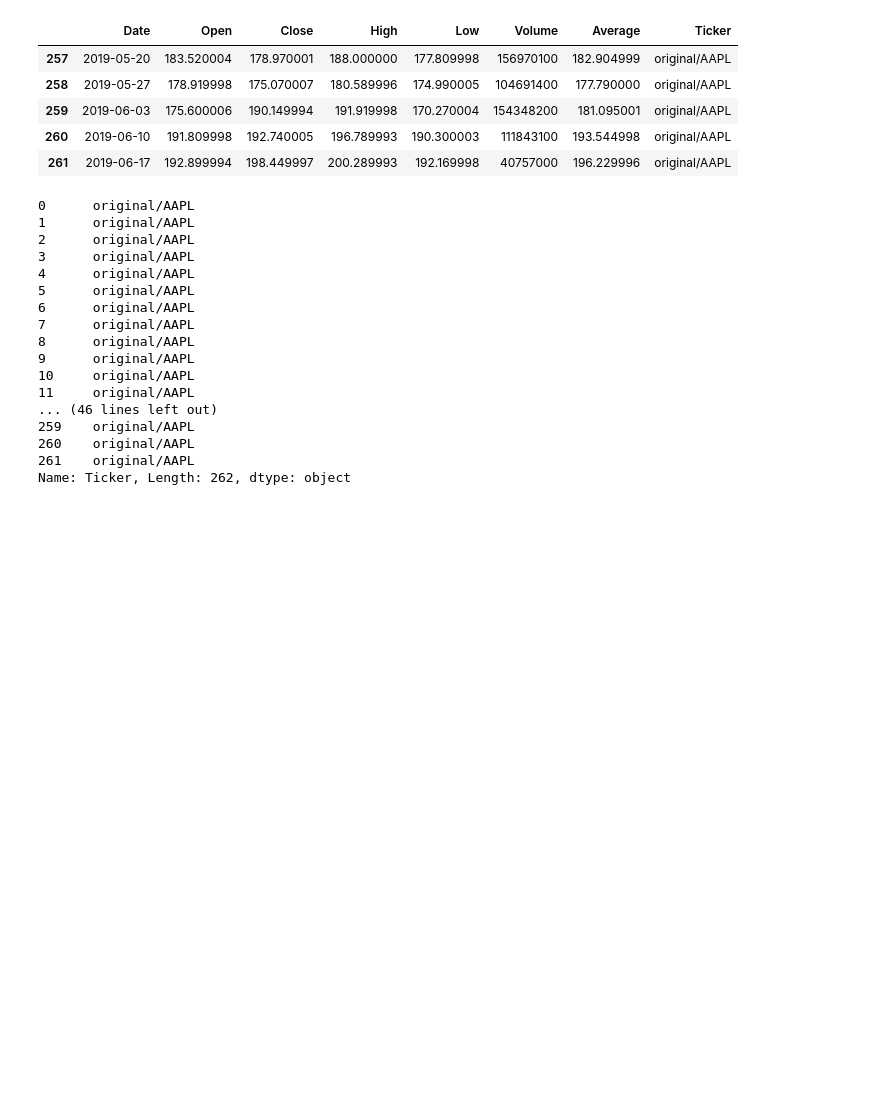
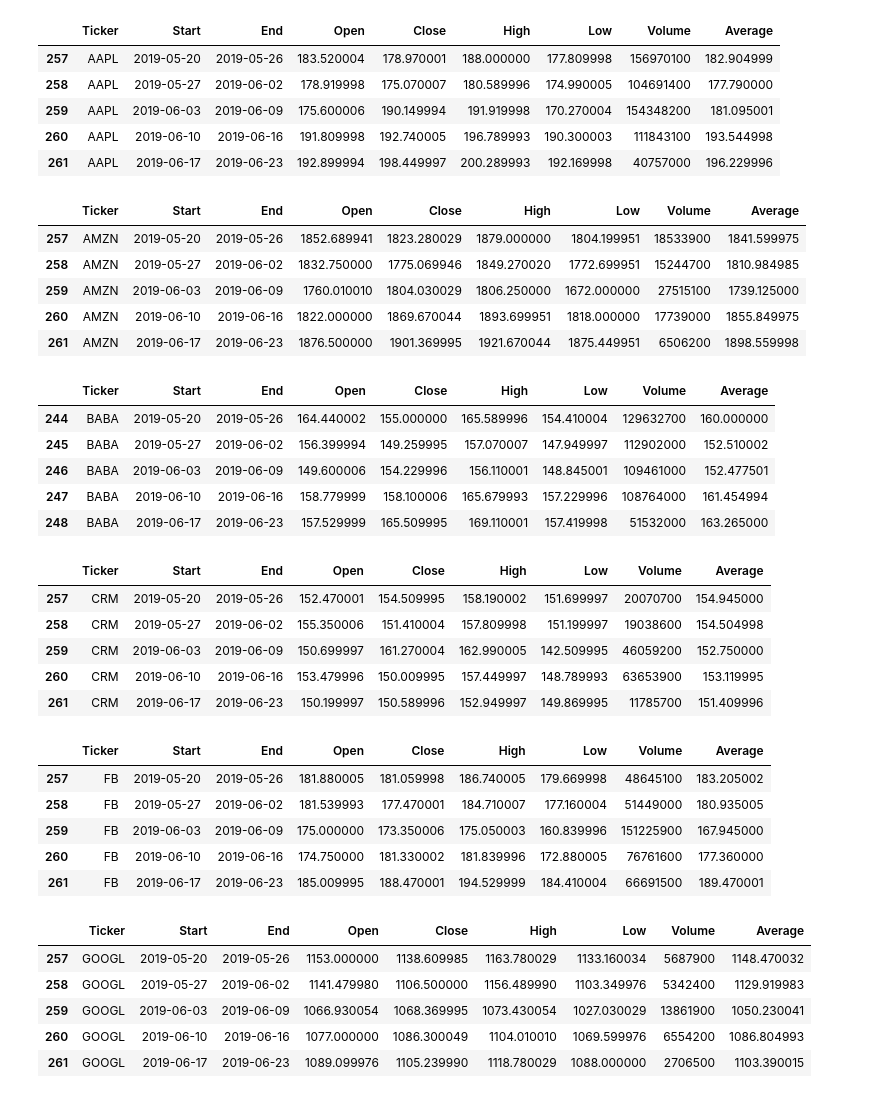
Before and after one commit to prisubs/CompliantWeb, a Jupyter notebook: eda.ipynb, the cells around one changed output. Saved outputs shown, nothing was run; the diff lists cells and outputs as text; code cells hidden in the pictures; blank space fills up the shorter version.

```diff
--- a/eda.ipynb
+++ b/eda.ipynb
@@ -8,31 +9,43 @@ import tiingo
 AAPL, AMZN, BABA, CRM, FB, GOOGL, MSFT, NFLX, TSLA, WMT = load_training_data()
 # %%
 tickers = [AAPL, AMZN, BABA, CRM, FB, GOOGL, MSFT, NFLX, TSLA, WMT]
-AAPL.tail()
-# %% [output]
-|  | Date | Open | Close | High | Low | Volume | Average | Ticker |
-| 257 | 2019-05-20 | 183.520004 | 178.970001 | 188.000000 | 177.809998 | 156970100 | 182.904999 | original/AAPL |
-| 258 | 2019-05-27 | 178.919998 | 175.070007 | 180.589996 | 174.990005 | 104691400 | 177.790000 | original/AAPL |
-| 259 | 2019-06-03 | 175.600006 | 190.149994 | 191.919998 | 170.270004 | 154348200 | 181.095001 | original/AAPL |
-| 260 | 2019-06-10 | 191.809998 | 192.740005 | 196.789993 | 190.300003 | 111843100 | 193.544998 | original/AAPL |
-| 261 | 2019-06-17 | 192.899994 | 198.449997 | 200.289993 | 192.169998 | 40757000 | 196.229996 | original/AAPL |
-# %%
-AAPL["Ticker"]
-# %% [output]
-0      original/AAPL
-1      original/AAPL
-2      original/AAPL
-3      original/AAPL
-4      original/AAPL
-5      original/AAPL
-6      original/AAPL
-7      original/AAPL
-8      original/AAPL
-9      original/AAPL
-10     original/AAPL
-11     original/AAPL
-... (46 lines left out)
-259    original/AAPL
-260    original/AAPL
-261    original/AAPL
-Name: Ticker, Length: 262, dtype: object
+# %%
+for df in tickers:
+    display(df.tail())
+# %% [output]
+|  | Ticker | Start | End | Open | Close | High | Low | Volume | Average |
+| 257 | AAPL | 2019-05-20 | 2019-05-26 | 183.520004 | 178.970001 | 188.000000 | 177.809998 | 156970100 | 182.904999 |
+| 258 | AAPL | 2019-05-27 | 2019-06-02 | 178.919998 | 175.070007 | 180.589996 | 174.990005 | 104691400 | 177.790000 |
+| 259 | AAPL | 2019-06-03 | 2019-06-09 | 175.600006 | 190.149994 | 191.919998 | 170.270004 | 154348200 | 181.095001 |
+| 260 | AAPL | 2019-06-10 | 2019-06-16 | 191.809998 | 192.740005 | 196.789993 | 190.300003 | 111843100 | 193.544998 |
+| 261 | AAPL | 2019-06-17 | 2019-06-23 | 192.899994 | 198.449997 | 200.289993 | 192.169998 | 40757000 | 196.229996 |
+|  | Ticker | Start | End | Open | Close | High | Low | Volume | Average |
+| 257 | AMZN | 2019-05-20 | 2019-05-26 | 1852.689941 | 1823.280029 | 1879.000000 | 1804.199951 | 18533900 | 1841.599975 |
+| 258 | AMZN | 2019-05-27 | 2019-06-02 | 1832.750000 | 1775.069946 | 1849.270020 | 1772.699951 | 15244700 | 1810.984985 |
+| 259 | AMZN | 2019-06-03 | 2019-06-09 | 1760.010010 | 1804.030029 | 1806.250000 | 1672.000000 | 27515100 | 1739.125000 |
+| 260 | AMZN | 2019-06-10 | 2019-06-16 | 1822.000000 | 1869.670044 | 1893.699951 | 1818.000000 | 17739000 | 1855.849975 |
+| 261 | AMZN | 2019-06-17 | 2019-06-23 | 1876.500000 | 1901.369995 | 1921.670044 | 1875.449951 | 6506200 | 1898.559998 |
+|  | Ticker | Start | End | Open | Close | High | Low | Volume | Average |
+| 244 | BABA | 2019-05-20 | 2019-05-26 | 164.440002 | 155.000000 | 165.589996 | 154.410004 | 129632700 | 160.000000 |
+| 245 | BABA | 2019-05-27 | 2019-06-02 | 156.399994 | 149.259995 | 157.070007 | 147.949997 | 112902000 | 152.510002 |
+| 246 | BABA | 2019-06-03 | 2019-06-09 | 149.600006 | 154.229996 | 156.110001 | 148.845001 | 109461000 | 152.477501 |
+| 247 | BABA | 2019-06-10 | 2019-06-16 | 158.779999 | 158.100006 | 165.679993 | 157.229996 | 108764000 | 161.454994 |
+| 248 | BABA | 2019-06-17 | 2019-06-23 | 157.529999 | 165.509995 | 169.110001 | 157.419998 | 51532000 | 163.265000 |
+|  | Ticker | Start | End | Open | Close | High | Low | Volume | Average |
+| 257 | CRM | 2019-05-20 | 2019-05-26 | 152.470001 | 154.509995 | 158.190002 | 151.699997 | 20070700 | 154.945000 |
+| 258 | CRM | 2019-05-27 | 2019-06-02 | 155.350006 | 151.410004 | 157.809998 | 151.199997 | 19038600 | 154.504998 |
+| 259 | CRM | 2019-06-03 | 2019-06-09 | 150.699997 | 161.270004 | 162.990005 | 142.509995 | 46059200 | 152.750000 |
+| 260 | CRM | 2019-06-10 | 2019-06-16 | 153.479996 | 150.009995 | 157.449997 | 148.789993 | 63653900 | 153.119995 |
+| 261 | CRM | 2019-06-17 | 2019-06-23 | 150.199997 | 150.589996 | 152.949997 | 149.869995 | 11785700 | 151.409996 |
+|  | Ticker | Start | End | Open | Close | High | Low | Volume | Average |
+| 257 | FB | 2019-05-20 | 2019-05-26 | 181.880005 | 181.059998 | 186.740005 | 179.669998 | 48645100 | 183.205002 |
+| 258 | FB | 2019-05-27 | 2019-06-02 | 181.539993 | 177.470001 | 184.710007 | 177.160004 | 51449000 | 180.935005 |
+| 259 | FB | 2019-06-03 | 2019-06-09 | 175.000000 | 173.350006 | 175.050003 | 160.839996 | 151225900 | 167.945000 |
+| 260 | FB | 2019-06-10 | 2019-06-16 | 174.750000 | 181.330002 | 181.839996 | 172.880005 | 76761600 | 177.360000 |
+| 261 | FB | 2019-06-17 | 2019-06-23 | 185.009995 | 188.470001 | 194.529999 | 184.410004 | 66691500 | 189.470001 |
+|  | Ticker | Start | End | Open | Close | High | Low | Volume | Average |
+| 257 | GOOGL | 2019-05-20 | 2019-05-26 | 1153.000000 | 1138.609985 | 1163.780029 | 1133.160034 | 5687900 | 1148.470032 |
+| 258 | GOOGL | 2019-05-27 | 2019-06-02 | 1141.479980 | 1106.500000 | 1156.489990 | 1103.349976 | 5342400 | 1129.919983 |
+| 259 | GOOGL | 2019-06-03 | 2019-06-09 | 1066.930054 | 1068.369995 | 1073.430054 | 1027.030029 | 13861900 | 1050.230041 |
+| 260 | GOOGL | 2019-06-10 | 2019-06-16 | 1077.000000 | 1086.300049 | 1104.010010 | 1069.599976 | 6554200 | 1086.804993 |
+| 261 | GOOGL | 2019-06-17 | 2019-06-23 | 1089.099976 | 1105.239990 | 1118.780029 | 1088.000000 | 2706500 | 1103.390015 |
```
Also changed, not shown: parts of 2 cells of this notebook, 1 other file.
